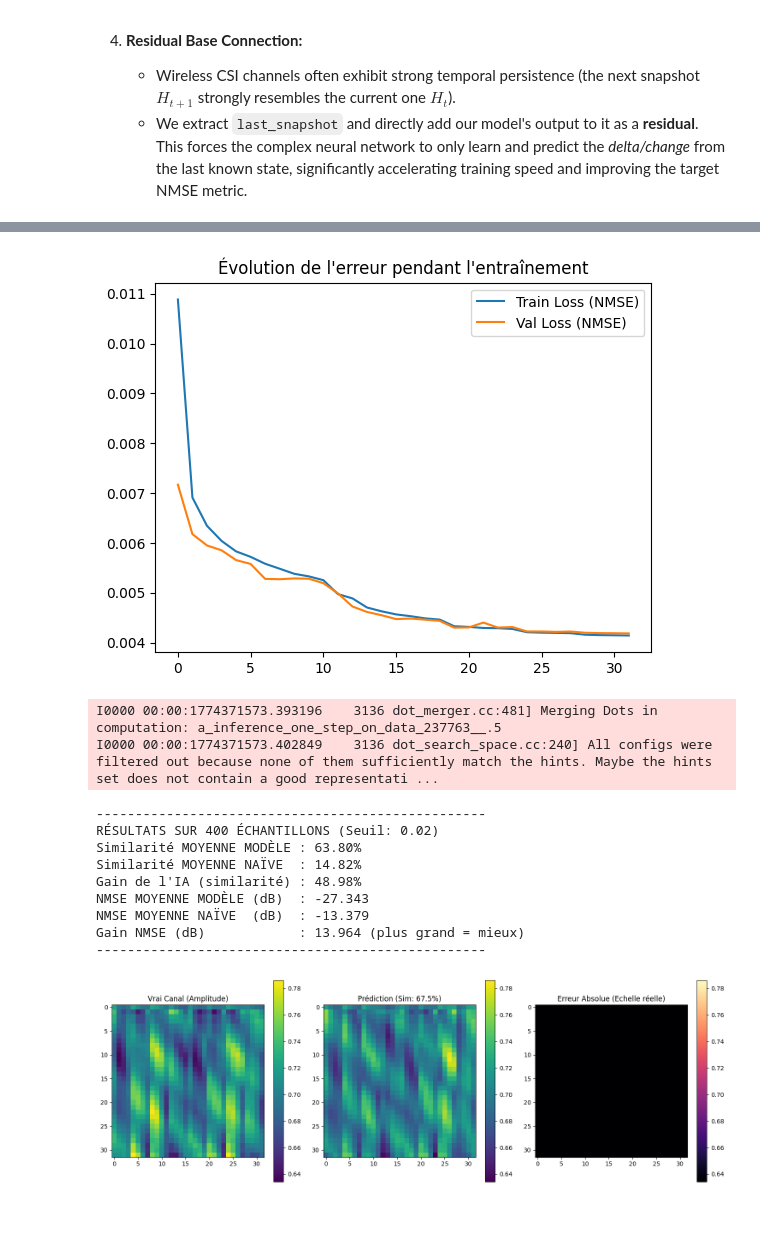
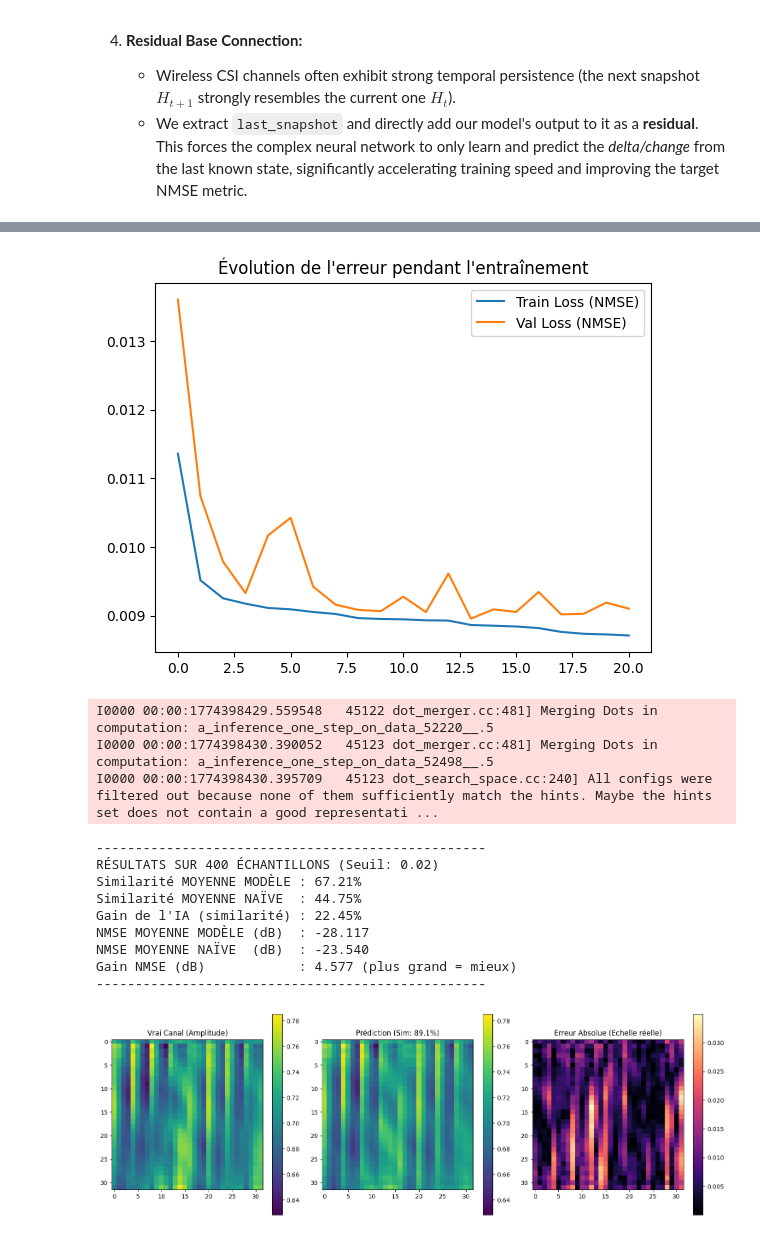
Before and after one commit to Styleflo/NokiaCSIprediction, a Jupyter notebook: model_training/CSI_Advanced_Hybrid_Prediction.ipynb, the cells around one changed output, grey strips where cells are left out. Cells and saved outputs as stored; diff of their text form; code cells hidden in the pictures.

```diff
--- a/model_training/CSI_Advanced_Hybrid_Prediction.ipynb
+++ b/model_training/CSI_Advanced_Hybrid_Prediction.ipynb
@@ -225,7 +225,10 @@ checkpoint = ModelCheckpoint(
     verbose=1
 )
 # %%
-EPOCHS = 120
+from time import time
+
+
+EPOCHS = 20
 BATCH_SIZE = 32
 
 model = build_model_Conv3D_CBAM(seq_length=10)
@@ -283,7 +258,7 @@ plt.title('Évolution de l\'erreur pendant l\'entraînement')
 plt.legend()
 plt.show()
 # %% [output]
-[figure, old version]
+[figure, new version]
 # %%
 def evaluate_results(model, X_test_scaled, X_test_real, Y_test_real, mean, std, num_samples=100, tolerance=0.025):
     # 1. Prédire sur les données normalisées
@@ -345,43 +320,44 @@ def evaluate_results(model, X_test_scaled, X_test_real, Y_test_real, mean, std,
 
     v_min = min(true_amp.min(), pred_amp.min())
     v_max = max(true_amp.max(), pred_amp.max())
 
     plt.figure(figsize=(15, 5))
 
     plt.subplot(1, 3, 1)
     plt.title("Vrai Canal (Amplitude)")
     im1= plt.imshow(true_amp, cmap='viridis', vmin=v_min, vmax=v_max)
     plt.colorbar()
 
     plt.subplot(1, 3, 2)
     plt.title(f"Prédiction (Sim: {similarities_model[-1]:.1f}%)")
     im2= plt.imshow(pred_amp, cmap='viridis', vmin=v_min, vmax=v_max)
     plt.colorbar()
 
     plt.subplot(1, 3, 3)
     plt.title("Erreur Absolue (Echelle réelle)")
-    plt.imshow(np.abs(true_amp - pred_amp), cmap='magma', vmin=v_min, vmax=v_max)
+    plt.imshow(np.abs(true_amp - pred_amp), cmap='magma')
     plt.colorbar()
 
     plt.tight_layout()
     plt.show()
 
     return preds_real
 
 pred = evaluate_results(model, X_test_scaled, X_test, Y_test, mean, std, num_samples=400, tolerance=0.02)
 # %% [output]
-I0000 00:00:1774371573.393196    3136 dot_merger.cc:481] Merging Dots in computation: a_inference_one_step_on_data_237763__.5
-I0000 00:00:1774371573.402849    3136 dot_search_space.cc:240] All configs were filtered out because none of them sufficiently match the hints. Maybe the hints set does not contain a good representati ...
+I0000 00:00:1774398429.559548   45122 dot_merger.cc:481] Merging Dots in computation: a_inference_one_step_on_data_52220__.5
+I0000 00:00:1774398430.390052   45123 dot_merger.cc:481] Merging Dots in computation: a_inference_one_step_on_data_52498__.5
+I0000 00:00:1774398430.395709   45123 dot_search_space.cc:240] All configs were filtered out because none of them sufficiently match the hints. Maybe the hints set does not contain a good representati ...
 --------------------------------------------------
 RÉSULTATS SUR 400 ÉCHANTILLONS (Seuil: 0.02)
-Similarité MOYENNE MODÈLE : 63.80%
-Similarité MOYENNE NAÏVE  : 14.82%
-Gain de l'IA (similarité) : 48.98%
-NMSE MOYENNE MODÈLE (dB)  : -27.343
-NMSE MOYENNE NAÏVE  (dB)  : -13.379
-Gain NMSE (dB)            : 13.964 (plus grand = mieux)
+Similarité MOYENNE MODÈLE : 67.21%
+Similarité MOYENNE NAÏVE  : 44.75%
+Gain de l'IA (similarité) : 22.45%
+NMSE MOYENNE MODÈLE (dB)  : -28.117
+NMSE MOYENNE NAÏVE  (dB)  : -23.540
+Gain NMSE (dB)            : 4.577 (plus grand = mieux)
 --------------------------------------------------
-[figure, old version]
+[figure, new version]
 # %%
 import numpy as np
 
```
Also changed, not shown: parts of 7 cells of this notebook, 4 other files.
